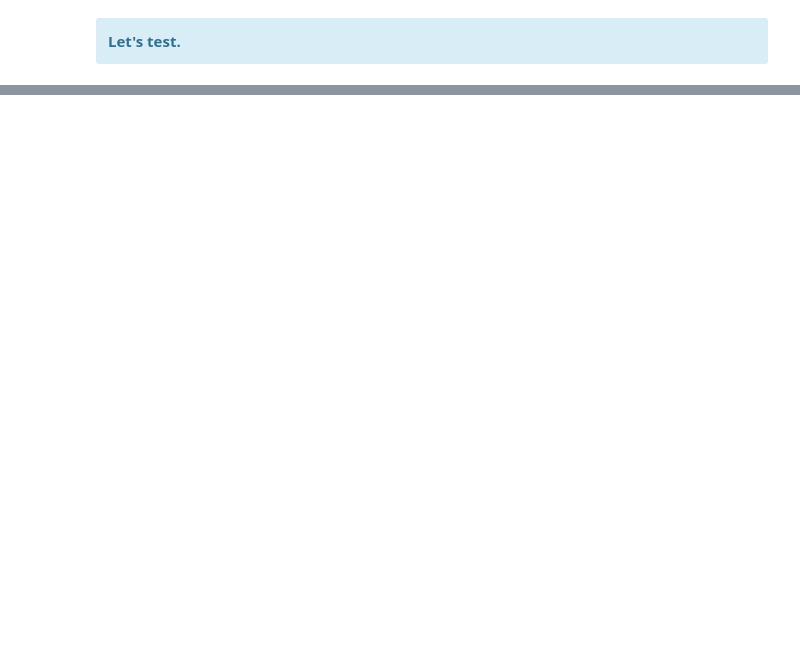
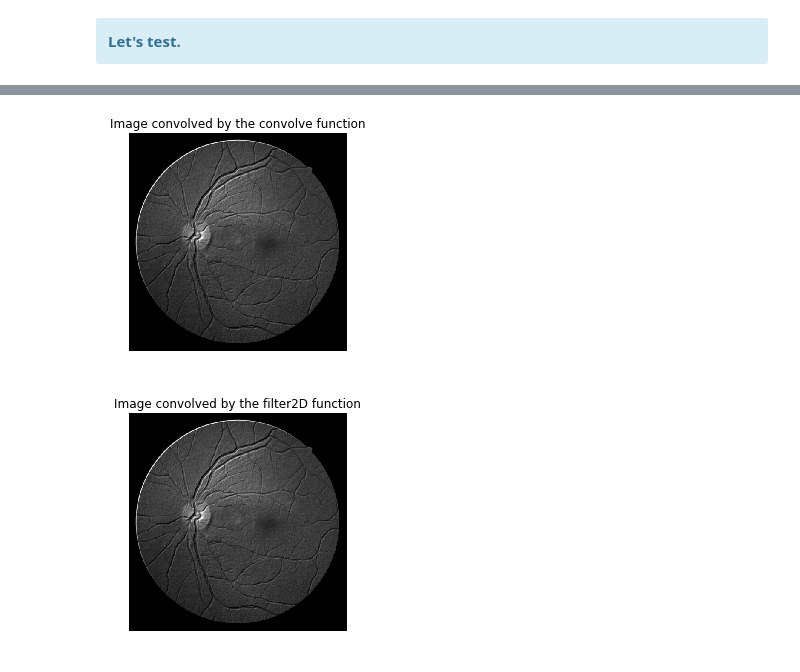
Before and after one commit to cs-ufrn/minicourse-opencv, a Jupyter notebook: OpenCV - Convolutions.ipynb, the cells around one changed output, grey strips where cells are left out. Saved outputs shown, nothing was run; the diff lists cells and outputs as text; code cells hidden in the pictures; blank space fills up the shorter version.

```diff
--- a/OpenCV - Convolutions.ipynb
+++ b/OpenCV - Convolutions.ipynb
@@ -281,0 +381,18 @@ plt.show()
+# %%
+filter2D = cv2.filter2D(retina, -1, emboss)
+
+# Comparative between convolve and filter2D
+plt.figure()
+plt.title("Image convolved by the convolve function")
+plt.axis("off")
+plt.imshow(result_emboss, cmap='gray')
+plt.show()
+
+plt.figure()
+plt.title("Image convolved by the filter2D function")
+plt.axis("off")
+plt.imshow(filter2D, cmap='gray')
+plt.show()
+# %% [output]
+[figure, added]
+[figure, added]
```
Also changed, not shown: parts of 12 cells of this notebook, 5 other files.
